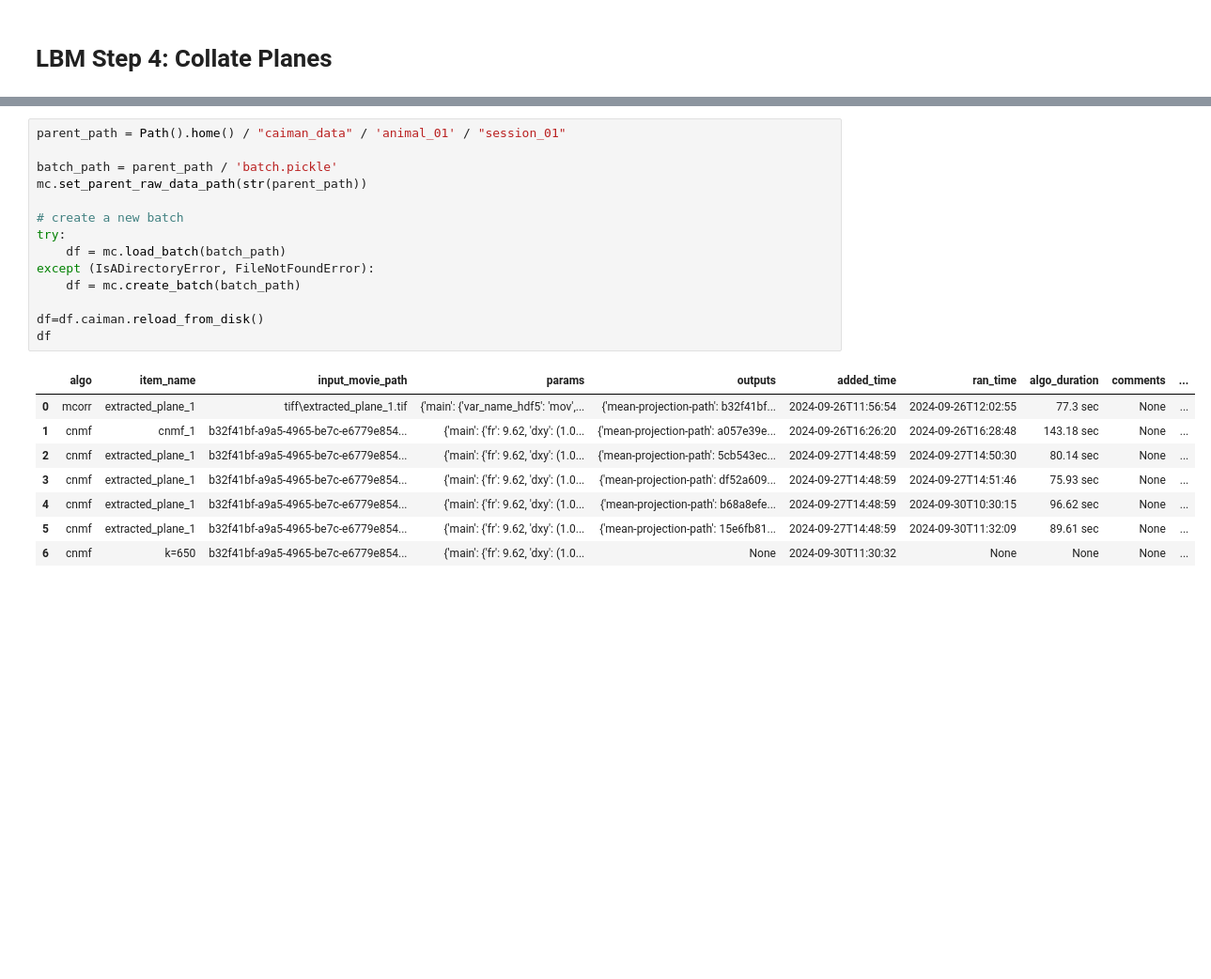
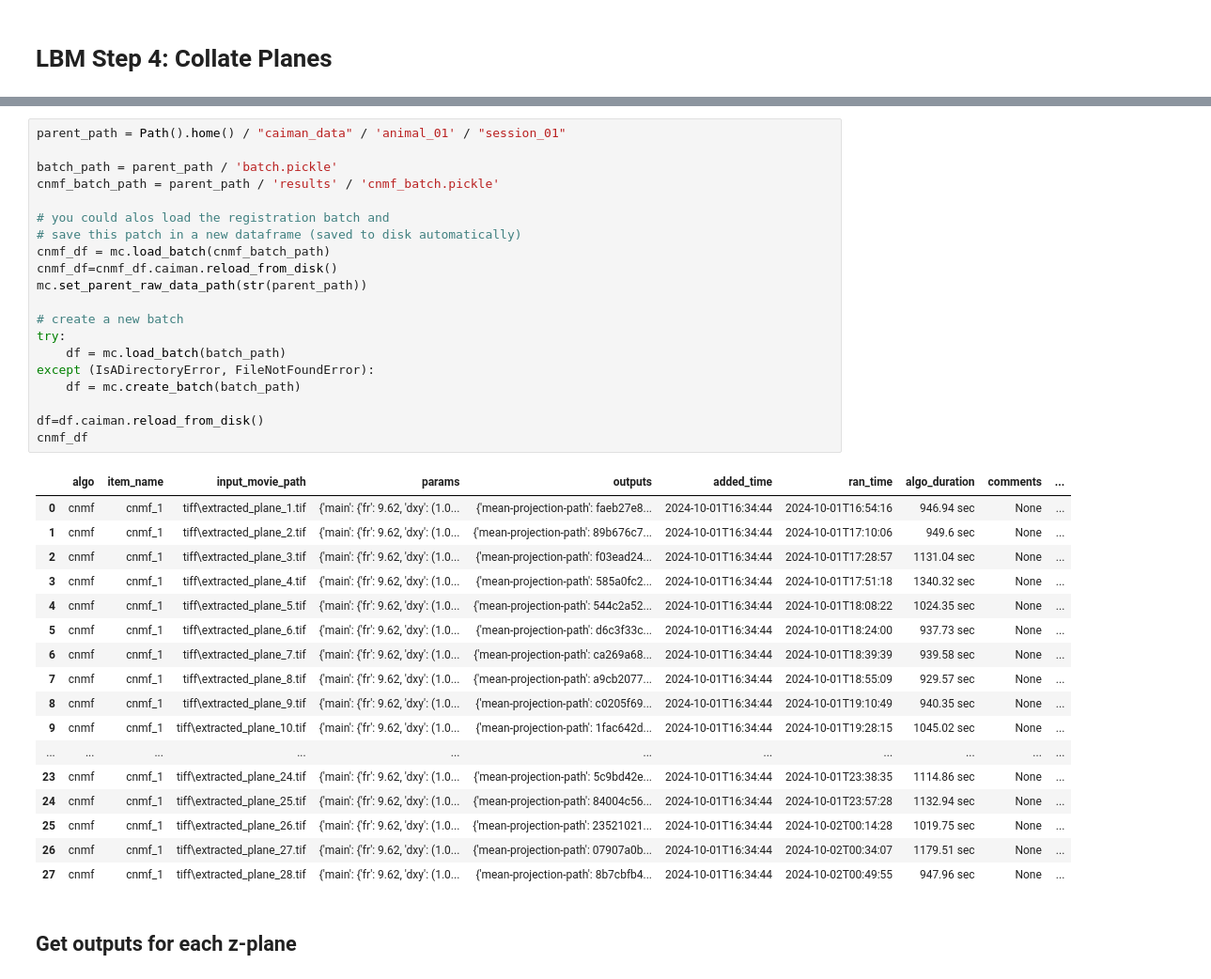
Before and after one commit to MillerBrainObservatory/LBM-CaImAn-Python, a Jupyter notebook: demos/notebooks/collation.ipynb, the cells around one changed output, grey strips where cells are left out. Shown at 94% size. Saved outputs shown, nothing was run; the diff lists cells and outputs as text; blank space fills up the shorter version.

```diff
--- a/demos/notebooks/collation.ipynb
+++ b/demos/notebooks/collation.ipynb
@@ -33,24 +80,41 @@ if os.name == "nt":
 # %%
 parent_path = Path().home() / "caiman_data" / 'animal_01' / "session_01"
 
 batch_path = parent_path / 'batch.pickle'
+cnmf_batch_path = parent_path / 'results' / 'cnmf_batch.pickle'
+
+# you could alos load the registration batch and
+# save this patch in a new dataframe (saved to disk automatically)
+cnmf_df = mc.load_batch(cnmf_batch_path)
+cnmf_df=cnmf_df.caiman.reload_from_disk()
 mc.set_parent_raw_data_path(str(parent_path))
 
 # create a new batch
 try:
     df = mc.load_batch(batch_path)
 except (IsADirectoryError, FileNotFoundError):
     df = mc.create_batch(batch_path)
 
 df=df.caiman.reload_from_disk()
-df
+cnmf_df
 # %% [output]
 |  | algo | item_name | input_movie_path | params | outputs | added_time | ran_time | algo_duration | comments | ... |
-| 0 | mcorr | extracted_plane_1 | tiff\extracted_plane_1.tif | {'main': {'var_name_hdf5': 'mov',... | {'mean-projection-path': b32f41bf... | 2024-09-26T11:56:54 | 2024-09-26T12:02:55 | 77.3 sec | None | ... |
-| 1 | cnmf | cnmf_1 | b32f41bf-a9a5-4965-be7c-e6779e854... | {'main': {'fr': 9.62, 'dxy': (1.0... | {'mean-projection-path': a057e39e... | 2024-09-26T16:26:20 | 2024-09-26T16:28:48 | 143.18 sec | None | ... |
-| 2 | cnmf | extracted_plane_1 | b32f41bf-a9a5-4965-be7c-e6779e854... | {'main': {'fr': 9.62, 'dxy': (1.0... | {'mean-projection-path': 5cb543ec... | 2024-09-27T14:48:59 | 2024-09-27T14:50:30 | 80.14 sec | None | ... |
-| 3 | cnmf | extracted_plane_1 | b32f41bf-a9a5-4965-be7c-e6779e854... | {'main': {'fr': 9.62, 'dxy': (1.0... | {'mean-projection-path': df52a609... | 2024-09-27T14:48:59 | 2024-09-27T14:51:46 | 75.93 sec | None | ... |
-| 4 | cnmf | extracted_plane_1 | b32f41bf-a9a5-4965-be7c-e6779e854... | {'main': {'fr': 9.62, 'dxy': (1.0... | {'mean-projection-path': b68a8efe... | 2024-09-27T14:48:59 | 2024-09-30T10:30:15 | 96.62 sec | None | ... |
-| 5 | cnmf | extracted_plane_1 | b32f41bf-a9a5-4965-be7c-e6779e854... | {'main': {'fr': 9.62, 'dxy': (1.0... | {'mean-projection-path': 15e6fb81... | 2024-09-27T14:48:59 | 2024-09-30T11:32:09 | 89.61 sec | None | ... |
-| 6 | cnmf | k=650 | b32f41bf-a9a5-4965-be7c-e6779e854... | {'main': {'fr': 9.62, 'dxy': (1.0... | None | 2024-09-30T11:30:32 | None | None | None | ... |
+| 0 | cnmf | cnmf_1 | tiff\extracted_plane_1.tif | {'main': {'fr': 9.62, 'dxy': (1.0... | {'mean-projection-path': faeb27e8... | 2024-10-01T16:34:44 | 2024-10-01T16:54:16 | 946.94 sec | None | ... |
+| 1 | cnmf | cnmf_1 | tiff\extracted_plane_2.tif | {'main': {'fr': 9.62, 'dxy': (1.0... | {'mean-projection-path': 89b676c7... | 2024-10-01T16:34:44 | 2024-10-01T17:10:06 | 949.6 sec | None | ... |
+| 2 | cnmf | cnmf_1 | tiff\extracted_plane_3.tif | {'main': {'fr': 9.62, 'dxy': (1.0... | {'mean-projection-path': f03ead24... | 2024-10-01T16:34:44 | 2024-10-01T17:28:57 | 1131.04 sec | None | ... |
+| 3 | cnmf | cnmf_1 | tiff\extracted_plane_4.tif | {'main': {'fr': 9.62, 'dxy': (1.0... | {'mean-projection-path': 585a0fc2... | 2024-10-01T16:34:44 | 2024-10-01T17:51:18 | 1340.32 sec | None | ... |
+| 4 | cnmf | cnmf_1 | tiff\extracted_plane_5.tif | {'main': {'fr': 9.62, 'dxy': (1.0... | {'mean-projection-path': 544c2a52... | 2024-10-01T16:34:44 | 2024-10-01T18:08:22 | 1024.35 sec | None | ... |
+| 5 | cnmf | cnmf_1 | tiff\extracted_plane_6.tif | {'main': {'fr': 9.62, 'dxy': (1.0... | {'mean-projection-path': d6c3f33c... | 2024-10-01T16:34:44 | 2024-10-01T18:24:00 | 937.73 sec | None | ... |
+| 6 | cnmf | cnmf_1 | tiff\extracted_plane_7.tif | {'main': {'fr': 9.62, 'dxy': (1.0... | {'mean-projection-path': ca269a68... | 2024-10-01T16:34:44 | 2024-10-01T18:39:39 | 939.58 sec | None | ... |
+| 7 | cnmf | cnmf_1 | tiff\extracted_plane_8.tif | {'main': {'fr': 9.62, 'dxy': (1.0... | {'mean-projection-path': a9cb2077... | 2024-10-01T16:34:44 | 2024-10-01T18:55:09 | 929.57 sec | None | ... |
+| 8 | cnmf | cnmf_1 | tiff\extracted_plane_9.tif | {'main': {'fr': 9.62, 'dxy': (1.0... | {'mean-projection-path': c0205f69... | 2024-10-01T16:34:44 | 2024-10-01T19:10:49 | 940.35 sec | None | ... |
+| 9 | cnmf | cnmf_1 | tiff\extracted_plane_10.tif | {'main': {'fr': 9.62, 'dxy': (1.0... | {'mean-projection-path': 1fac642d... | 2024-10-01T16:34:44 | 2024-10-01T19:28:15 | 1045.02 sec | None | ... |
+| ... | ... | ... | ... | ... | ... | ... | ... | ... | ... | ... |
+| 23 | cnmf | cnmf_1 | tiff\extracted_plane_24.tif | {'main': {'fr': 9.62, 'dxy': (1.0... | {'mean-projection-path': 5c9bd42e... | 2024-10-01T16:34:44 | 2024-10-01T23:38:35 | 1114.86 sec | None | ... |
+| 24 | cnmf | cnmf_1 | tiff\extracted_plane_25.tif | {'main': {'fr': 9.62, 'dxy': (1.0... | {'mean-projection-path': 84004c56... | 2024-10-01T16:34:44 | 2024-10-01T23:57:28 | 1132.94 sec | None | ... |
+| 25 | cnmf | cnmf_1 | tiff\extracted_plane_26.tif | {'main': {'fr': 9.62, 'dxy': (1.0... | {'mean-projection-path': 23521021... | 2024-10-01T16:34:44 | 2024-10-02T00:14:28 | 1019.75 sec | None | ... |
+| 26 | cnmf | cnmf_1 | tiff\extracted_plane_27.tif | {'main': {'fr': 9.62, 'dxy': (1.0... | {'mean-projection-path': 07907a0b... | 2024-10-01T16:34:44 | 2024-10-02T00:34:07 | 1179.51 sec | None | ... |
+| 27 | cnmf | cnmf_1 | tiff\extracted_plane_28.tif | {'main': {'fr': 9.62, 'dxy': (1.0... | {'mean-projection-path': 8b7cbfb4... | 2024-10-01T16:34:44 | 2024-10-02T00:49:55 | 947.96 sec | None | ... |
+# %% [markdown]
+## Get outputs for each z-plane
 # %%
```
Also changed, not shown: parts of 28 cells of this notebook, 24 other files.
